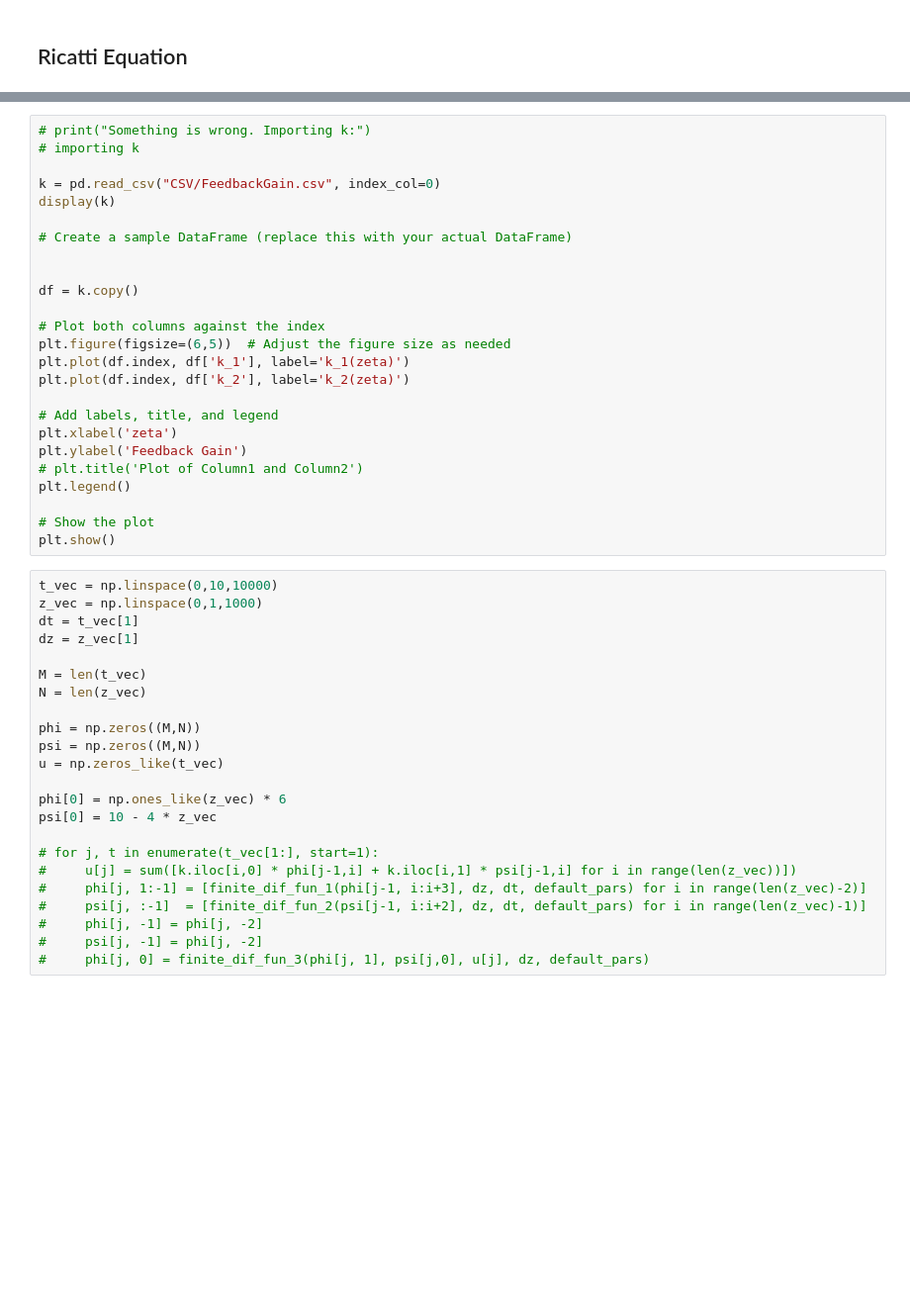
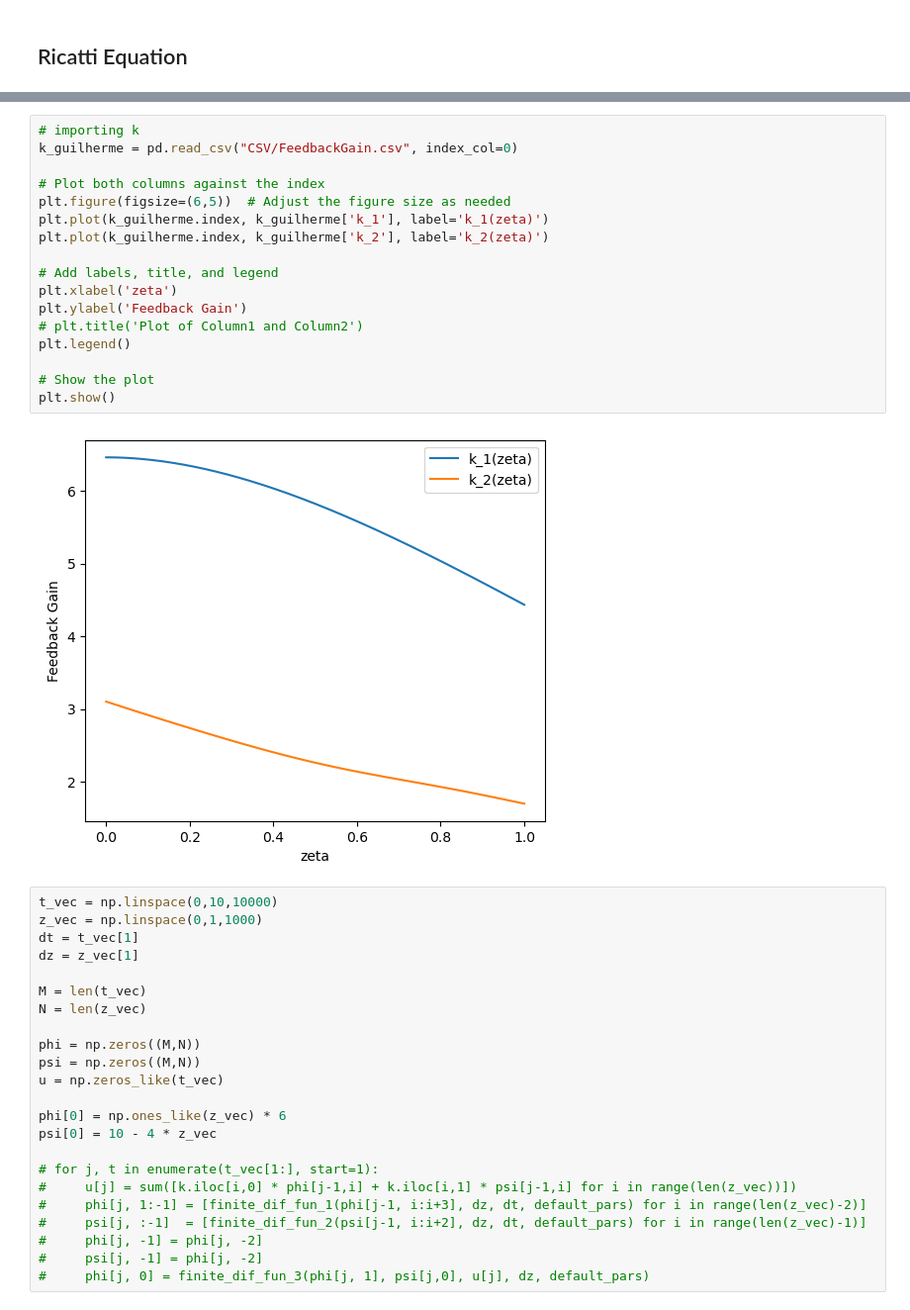
Before and after one commit to behradmoadeli/pfr_isothermal_recycle_delay_optimal, a Jupyter notebook: reports/BehradPaper.ipynb, the cells around one changed output, grey strips where cells are left out. Shown at 99% size. Cells and saved outputs as stored; diff of their text form; blank space fills up the shorter version.

```diff
--- a/reports/BehradPaper.ipynb
+++ b/reports/BehradPaper.ipynb
@@ -675,28 +706,22 @@ k =
 # %%
-# print("Something is wrong. Importing k:")
 # importing k
-
-k = pd.read_csv("CSV/FeedbackGain.csv", index_col=0)
-display(k)
-
-# Create a sample DataFrame (replace this with your actual DataFrame)
-
-
-df = k.copy()
+k_guilherme = pd.read_csv("CSV/FeedbackGain.csv", index_col=0)
 
 # Plot both columns against the index
 plt.figure(figsize=(6,5))  # Adjust the figure size as needed
-plt.plot(df.index, df['k_1'], label='k_1(zeta)')
-plt.plot(df.index, df['k_2'], label='k_2(zeta)')
+plt.plot(k_guilherme.index, k_guilherme['k_1'], label='k_1(zeta)')
+plt.plot(k_guilherme.index, k_guilherme['k_2'], label='k_2(zeta)')
 
 # Add labels, title, and legend
 plt.xlabel('zeta')
 plt.ylabel('Feedback Gain')
 # plt.title('Plot of Column1 and Column2')
 plt.legend()
 
 # Show the plot
 plt.show()
+# %% [output]
+[figure, added]
 # %%
 t_vec = np.linspace(0,10,10000)
 z_vec = np.linspace(0,1,1000)
```
Also changed, not shown: parts of 9 cells of this notebook, 9 other files.
